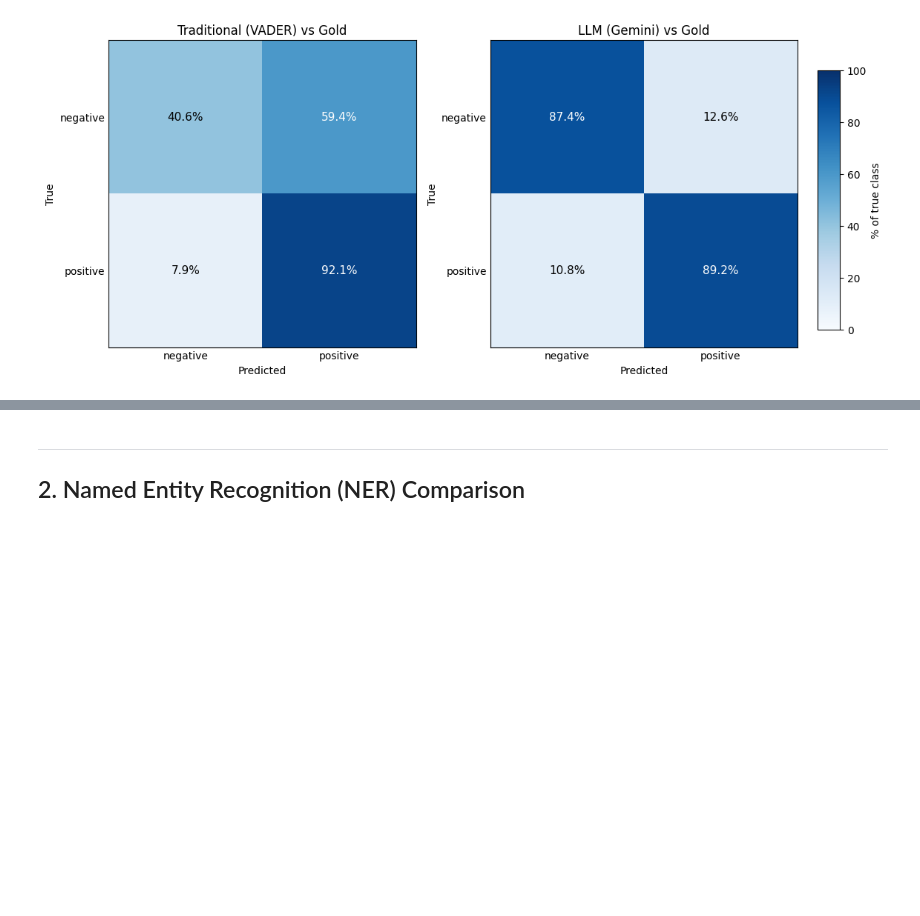
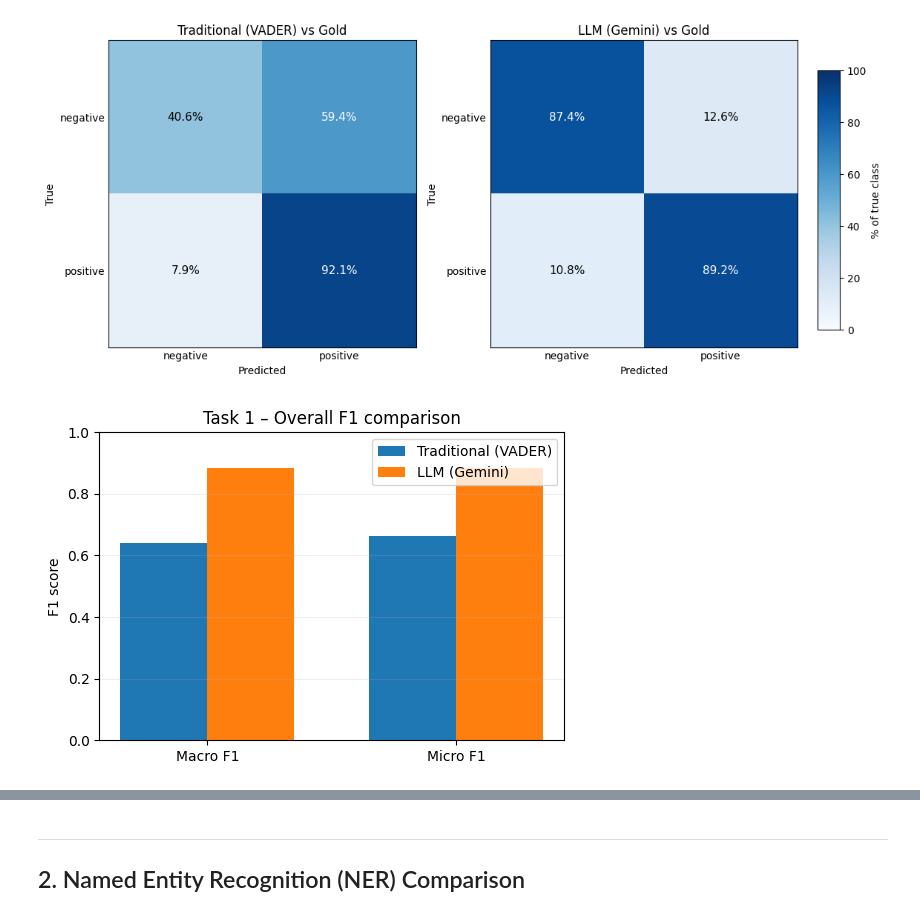
Before and after one commit to sabal-kc/Special-Problems, a Jupyter notebook: compare_results.ipynb, the cells around one changed output, grey strips where cells are left out. Saved outputs shown, nothing was run; the diff lists cells and outputs as text; code cells hidden in the pictures; blank space fills up the shorter version.

Commit message:
Added more comparison plots

```diff
--- a/compare_results.ipynb
+++ b/compare_results.ipynb
@@ -251,3 +251,55 @@ except NameError:
     print("Run the sentiment accuracy vs ground truth cell first.")
 # %% [output]
 [figure]
+# %%
+# Task 1 – Overall F1 comparison (macro & micro)
+import importlib
+import numpy as np
+import matplotlib.pyplot as plt
+from sklearn.metrics import f1_score
+
+import custom_datasets
+importlib.reload(custom_datasets)
+
+gold = [g.strip().lower() for g in custom_datasets.sentiment_ground_truth]
+trad = load_csv("results/sentiment_traditional.csv")
+llm = load_csv("llm_output/sentiment.csv")
+
+if trad and llm:
+    llm_map = {row["id"]: row["label"].strip().lower() for row in llm}
+    trad_labels = [row["label"].strip().lower() for row in trad]
+    llm_labels = [llm_map.get(row["id"], "").strip().lower() for row in trad]
+
+    n = min(len(gold), len(trad_labels), len(llm_labels))
+    gold = gold[:n]
+    trad_labels = trad_labels[:n]
+    llm_labels = llm_labels[:n]
+
+    labels = sorted(set(gold))
+
+    f1_trad_macro = f1_score(gold, trad_labels, labels=labels, average="macro")
+    f1_llm_macro = f1_score(gold, llm_labels, labels=labels, average="macro")
+    f1_trad_micro = f1_score(gold, trad_labels, labels=labels, average="micro")
+    f1_llm_micro = f1_score(gold, llm_labels, labels=labels, average="micro")
+
+    metrics = ["Macro F1", "Micro F1"]
+    trad_vals = [f1_trad_macro, f1_trad_micro]
+    llm_vals = [f1_llm_macro, f1_llm_micro]
+
+    x = np.arange(len(metrics))
+    width = 0.35
+
+    plt.figure(figsize=(6, 4))
+    plt.bar(x - width/2, trad_vals, width, label="Traditional (VADER)")
+    plt.bar(x + width/2, llm_vals, width, label="LLM (Gemini)")
+    plt.xticks(x, metrics)
+    plt.ylabel("F1 score")
+    plt.ylim(0, 1.0)
+    plt.title("Task 1 – Overall F1 comparison")
+    plt.legend()
+    plt.grid(axis="y", alpha=0.2)
+    plt.show()
+else:
+    print("Missing sentiment CSVs; run the earlier cells first.")
+# %% [output]
+[figure, added]
```
Also changed, not shown: parts of 9 cells of this notebook, 3 other files.
